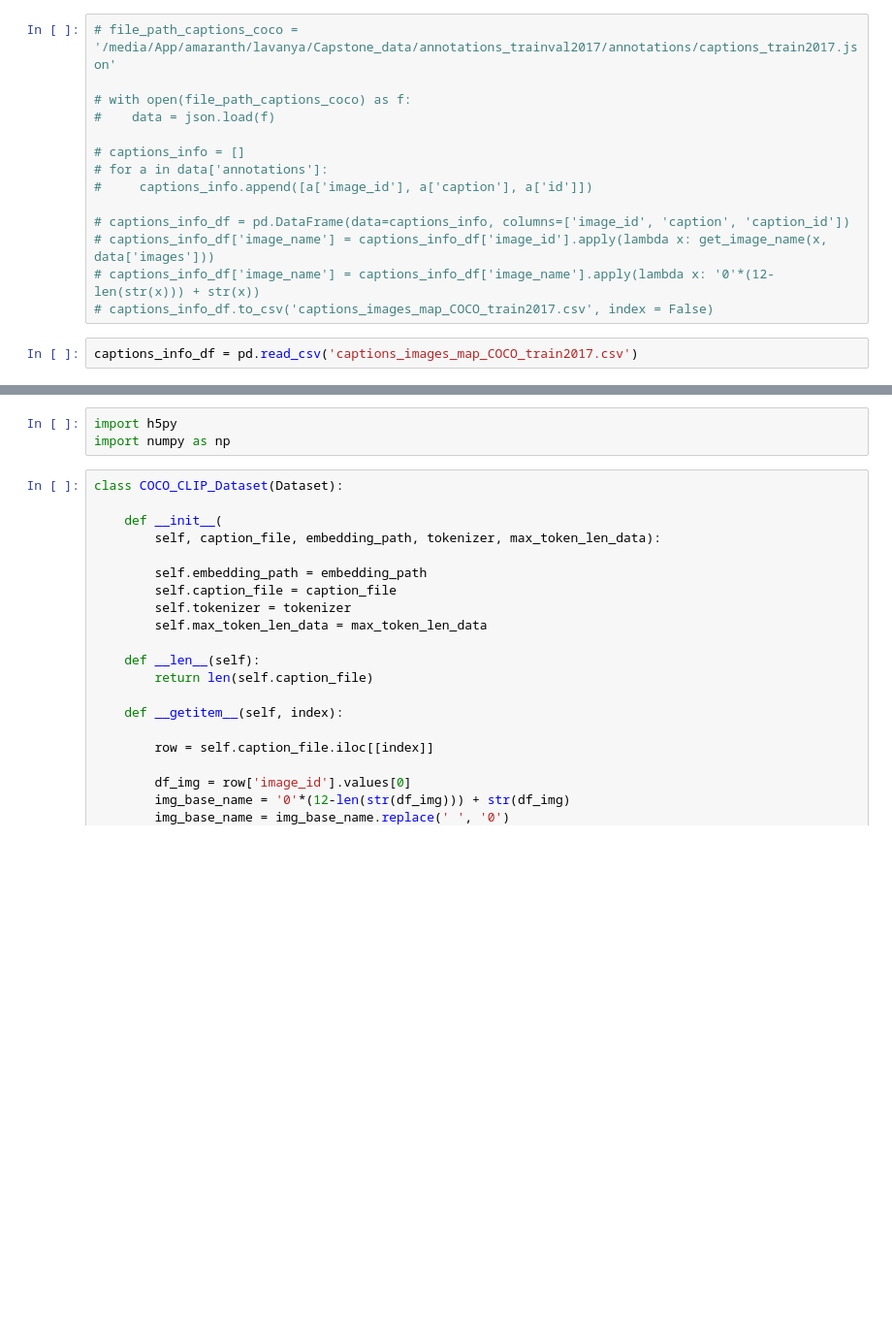
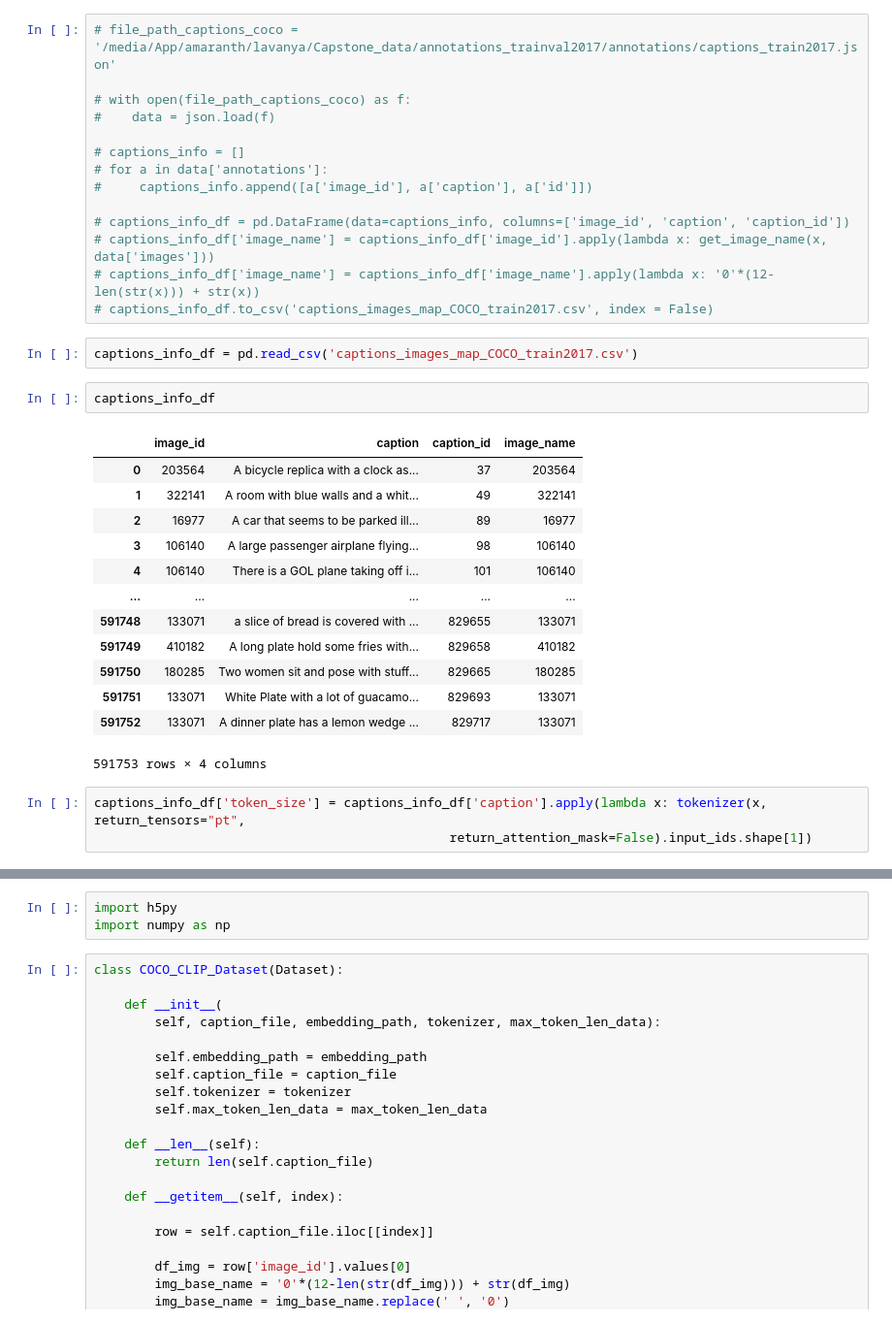
Before and after one commit to darshats/ERAv1, a Jupyter notebook: TrainProjection/capstone sample_part3_projectionlayer_train.ipynb, the cells around one changed output, grey strips where cells are left out. Shown at 97% size. Drawn from its saved outputs; the diff is of its cells as text; blank space fills up the shorter version.

```diff
--- a/TrainProjection/capstone sample_part3_projectionlayer_train.ipynb
+++ b/TrainProjection/capstone sample_part3_projectionlayer_train.ipynb
@@ -55,3 +95,22 @@ def get_image_name(image_id_from_caption, list_image_info):
 # captions_info_df.to_csv('captions_images_map_COCO_train2017.csv', index = False)
 # %%
 captions_info_df = pd.read_csv('captions_images_map_COCO_train2017.csv')
+# %%
+captions_info_df
+# %% [output]
+|  | image_id | caption | caption_id | image_name |
+| 0 | 203564 | A bicycle replica with a clock as... | 37 | 203564 |
+| 1 | 322141 | A room with blue walls and a whit... | 49 | 322141 |
+| 2 | 16977 | A car that seems to be parked ill... | 89 | 16977 |
+| 3 | 106140 | A large passenger airplane flying... | 98 | 106140 |
+| 4 | 106140 | There is a GOL plane taking off i... | 101 | 106140 |
+| ... | ... | ... | ... | ... |
+| 591748 | 133071 | a slice of bread is covered with ... | 829655 | 133071 |
+| 591749 | 410182 | A long plate hold some fries with... | 829658 | 410182 |
+| 591750 | 180285 | Two women sit and pose with stuff... | 829665 | 180285 |
+| 591751 | 133071 | White Plate with a lot of guacamo... | 829693 | 133071 |
+| 591752 | 133071 | A dinner plate has a lemon wedge ... | 829717 | 133071 |
+591753 rows × 4 columns
+# %%
+captions_info_df['token_size'] = captions_info_df['caption'].apply(lambda x: tokenizer(x, return_tensors="pt",
+                                               return_attention_mask=False).input_ids.shape[1])
```
Also changed, not shown: parts of 10 cells of this notebook.
